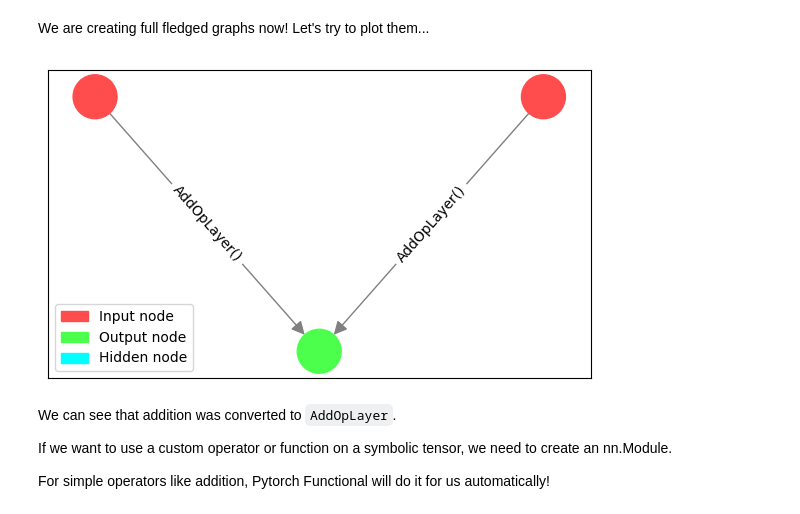
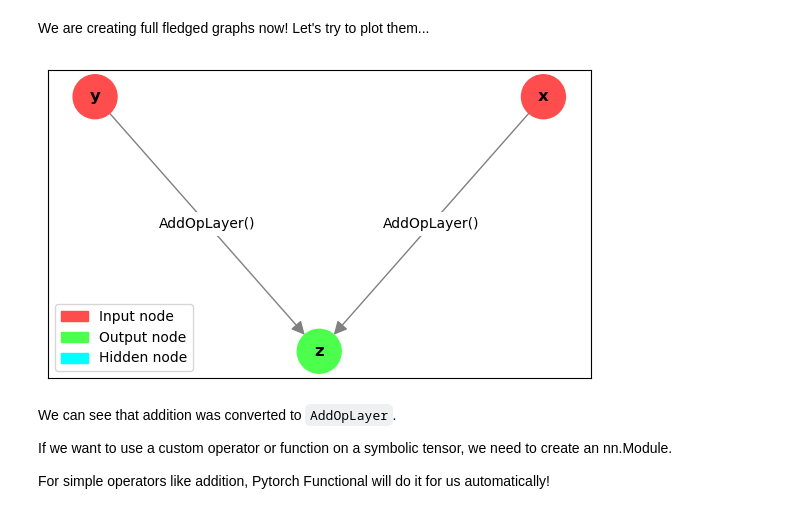
Before and after one commit to sjmikler/pytorch-symbolic, a Jupyter notebook: gentle-introduction.ipynb, the cells around one changed output. Cells and saved outputs as stored; diff of their text form; code cells hidden in the pictures.

```diff
--- a/gentle-introduction.ipynb
+++ b/gentle-introduction.ipynb
@@ -82,11 +84,15 @@ y.children=[<SymbolicTensor at 0x...; child of 2; parent of 0>]
 z.parents=(<SymbolicTensor at 0x...; child of 0; parent of 1>, <SymbolicTensor at 0x...; child of 0; parent of 1>)
 # %% [markdown]
 We are creating full fledged graphs now! Let's try to plot them...
-# %%
-plt.figure(figsize=(7, 4))
-draw_computation_graph(inputs=(x, y), node_text_func=lambda x: "")
-# %% [output]
-[figure, removed]
+# %%
+# To show you nicer plot, we prepared an option to show variable names in nodes of the graph.
+# It requires passing the namespace, e.g. globals().
+# By default, you'll see shape of the underlying Symbolic Tensor in each node.
+
+plt.figure(figsize=(7, 4))
+graph_algorithms.draw_graph(inputs=(x, y), outputs=z, node_text_namescope=globals())
+# %% [output]
+[figure, added]
 # %% [markdown]
 We can see that addition was converted to `AddOpLayer`.
 
```
Also changed, not shown: parts of 25 cells of this notebook, 8 other files.
